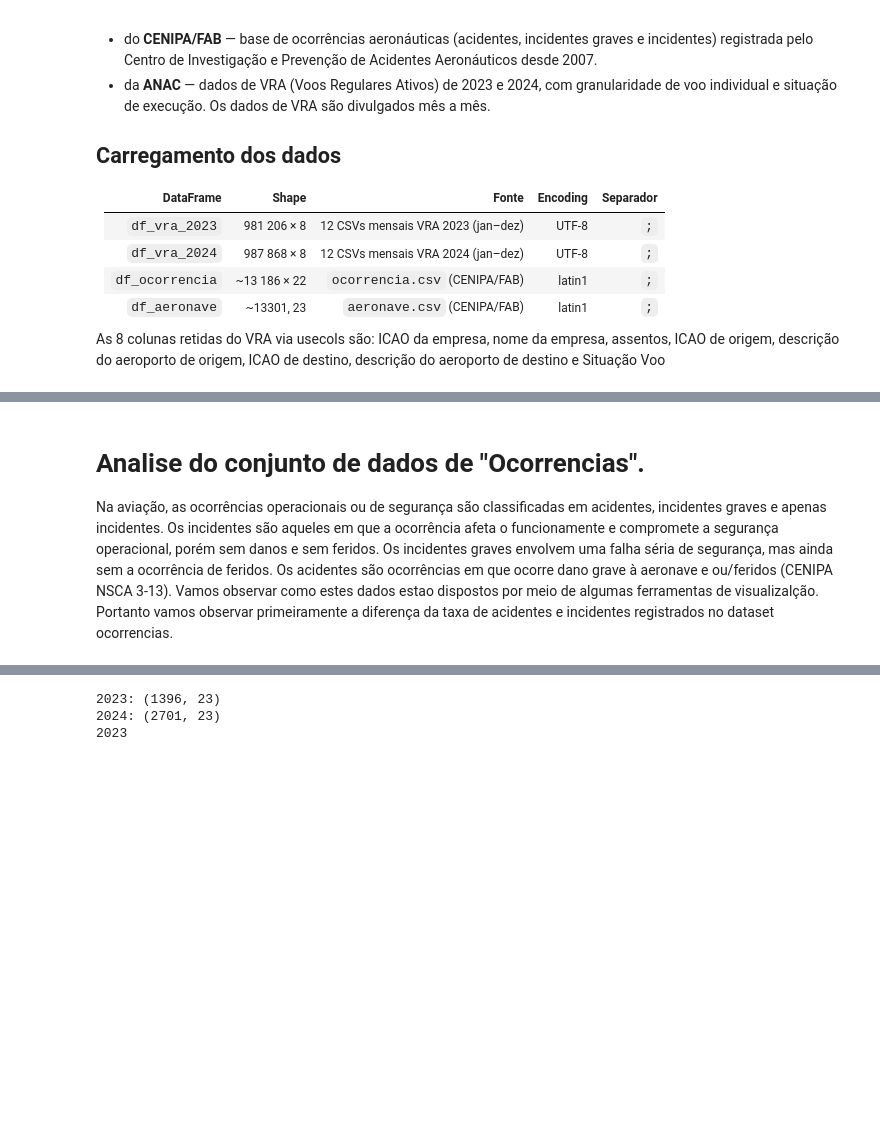
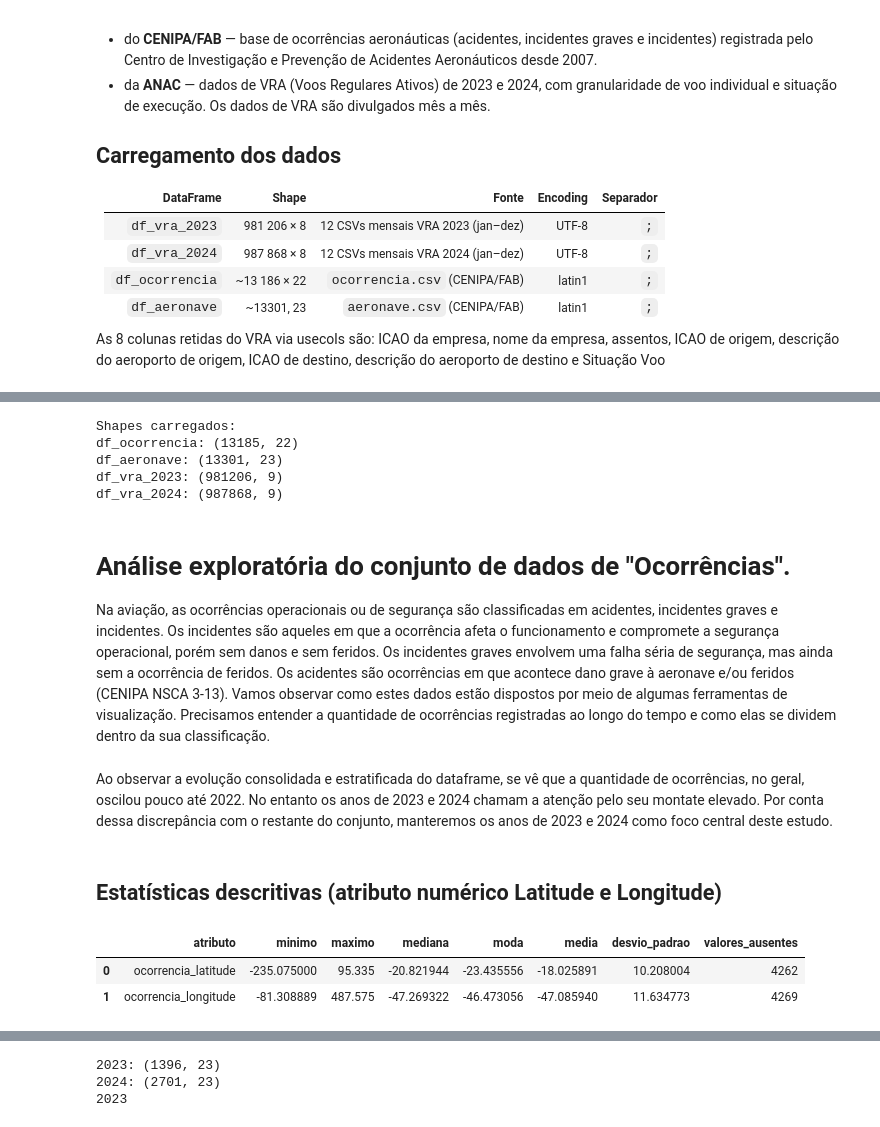
Before and after one commit to fmariane/sprint1-mvp, a Jupyter notebook: source/mvp.ipynb, the cells around one changed output, grey strips where cells are left out. Cells and saved outputs as stored; diff of their text form; code cells hidden in the pictures; blank space fills up the shorter version.

```diff
--- a/source/mvp.ipynb
+++ b/source/mvp.ipynb
@@ -125,9 +134,21 @@ datasources["vra_2024_10"],
 datasources["vra_2024_11"],
 datasources["vra_2024_12"],
 usecols=cols,encoding="utf-8")
+# %%
+# sanity check de carga
+print('Shapes carregados:')
+print('df_ocorrencia:', df_ocorrencia.shape)
+print('df_aeronave:', df_aeronave.shape)
+print('df_vra_2023:', df_vra_2023.shape)
+print('df_vra_2024:', df_vra_2024.shape)
+# %% [output]
+Shapes carregados:
+df_ocorrencia: (13185, 22)
+df_aeronave: (13301, 23)
+df_vra_2023: (981206, 9)
+df_vra_2024: (987868, 9)
 # %% [markdown]
-# Analise do conjunto de dados de "Ocorrencias".
-Na aviação, as ocorrências operacionais ou de segurança são classificadas em acidentes, incidentes graves e apenas incidentes. Os incidentes são aqueles em que a ocorrência afeta o funcionamente e compromete a segurança operacional, porém sem danos e sem feridos. Os incidentes graves envolvem uma falha séria de segurança, mas ainda sem a ocorrência de feridos. Os acidentes são ocorrências em que ocorre dano grave à aeronave e ou/feridos (CENIPA NSCA 3-13).
-Vamos observar como estes dados estao dispostos por meio de algumas ferramentas de visualizalção.
-Portanto vamos observar primeiramente a diferença da taxa de acidentes e incidentes registrados no dataset ocorrencias.
+# Análise exploratória do conjunto de dados de "Ocorrências".
+Na aviação, as ocorrências operacionais ou de segurança são classificadas em acidentes, incidentes graves e incidentes. Os incidentes são aqueles em que a ocorrência afeta o funcionamento e compromete a segurança operacional, porém sem danos e sem feridos. Os incidentes graves envolvem uma falha séria de segurança, mas ainda sem a ocorrência de feridos. Os acidentes são ocorrências em que acontece dano grave à aeronave e/ou feridos (CENIPA NSCA 3-13).
+Vamos observar como estes dados estão dispostos por meio de algumas ferramentas de visualização. Precisamos entender a quantidade de ocorrências registradas ao longo do tempo e como elas se dividem dentro da sua classificação.
 # %%
@@ -182,3 +199,38 @@ ocorrencias_seg_ano = ptex.bar(
     }
 )
 ocorrencias_seg_ano.show()
+# %% [markdown]
+Ao observar a evolução consolidada e estratificada do dataframe, se vê que a quantidade de ocorrências, no geral, oscilou pouco até 2022. No entanto os anos de 2023 e 2024 chamam a atenção pelo seu montate elevado. Por conta dessa discrepância com o restante do conjunto, manteremos os anos de 2023 e 2024 como foco central deste estudo.
+# %% [markdown]
+## Estatísticas descritivas (atributo numérico Latitude e Longitude)
+# %%
+# resumo estatistico dos valores de latitude e longitude
+cols_numericas_interesse = [
+    c for c in [
+        'ocorrencia_latitude',
+        'ocorrencia_longitude',
+    ]
+    if c in df_ocorrencia.columns
+]
+
+if cols_numericas_interesse:
+    df_num = df_ocorrencia[cols_numericas_interesse].apply(pd.to_numeric, errors='coerce')
+
+    stats_df = pd.DataFrame({
+        'atributo': df_num.columns,
+        'minimo': df_num.min().values,
+        'maximo': df_num.max().values,
+        'mediana': df_num.median().values,
+        'moda': [s.mode(dropna=True).iloc[0] if not s.mode(dropna=True).empty else pd.NA for _, s in df_num.items()],
+        'media': df_num.mean().values,
+        'desvio_padrao': df_num.std().values,
+        'valores_ausentes': df_num.isna().sum().values,
+    })
+
+    display(stats_df.sort_values('atributo').reset_index(drop=True))
+else:
+    print('Nenhuma coluna numérica de interesse encontrada em df_ocorrencia.')
+# %% [output]
+|  | atributo | minimo | maximo | mediana | moda | media | desvio_padrao | valores_ausentes |
+| 0 | ocorrencia_latitude | -235.075000 | 95.335 | -20.821944 | -23.435556 | -18.025891 | 10.208004 | 4262 |
+| 1 | ocorrencia_longitude | -81.308889 | 487.575 | -47.269322 | -46.473056 | -47.085940 | 11.634773 | 4269 |
```
Also changed, not shown: parts of 64 cells of this notebook.
